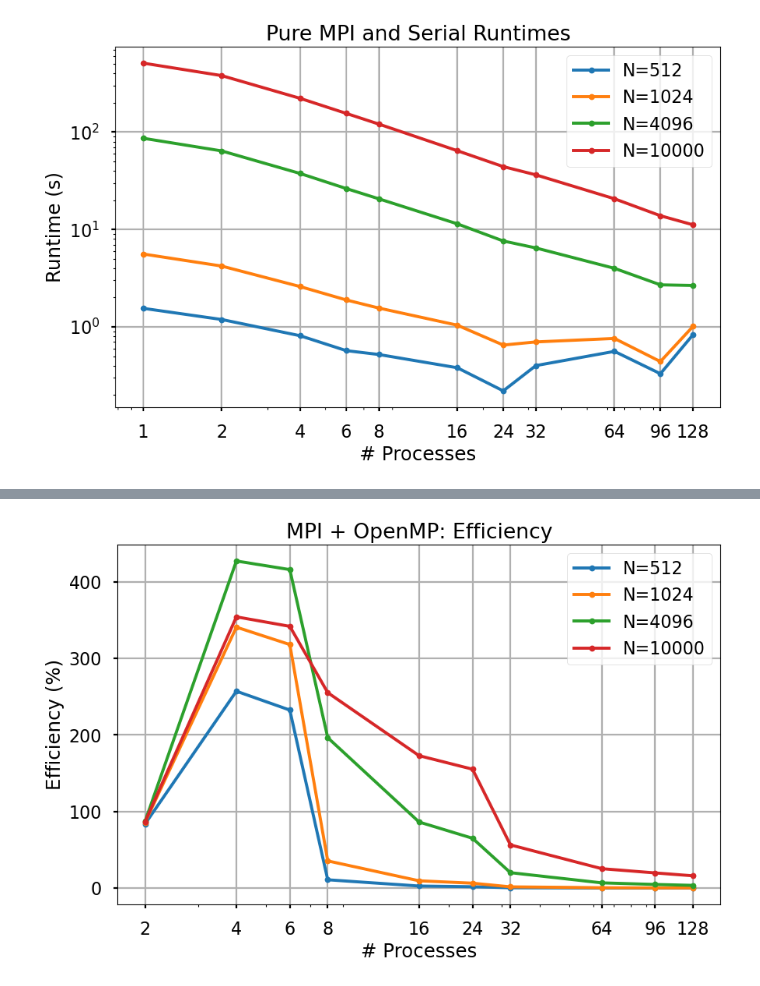
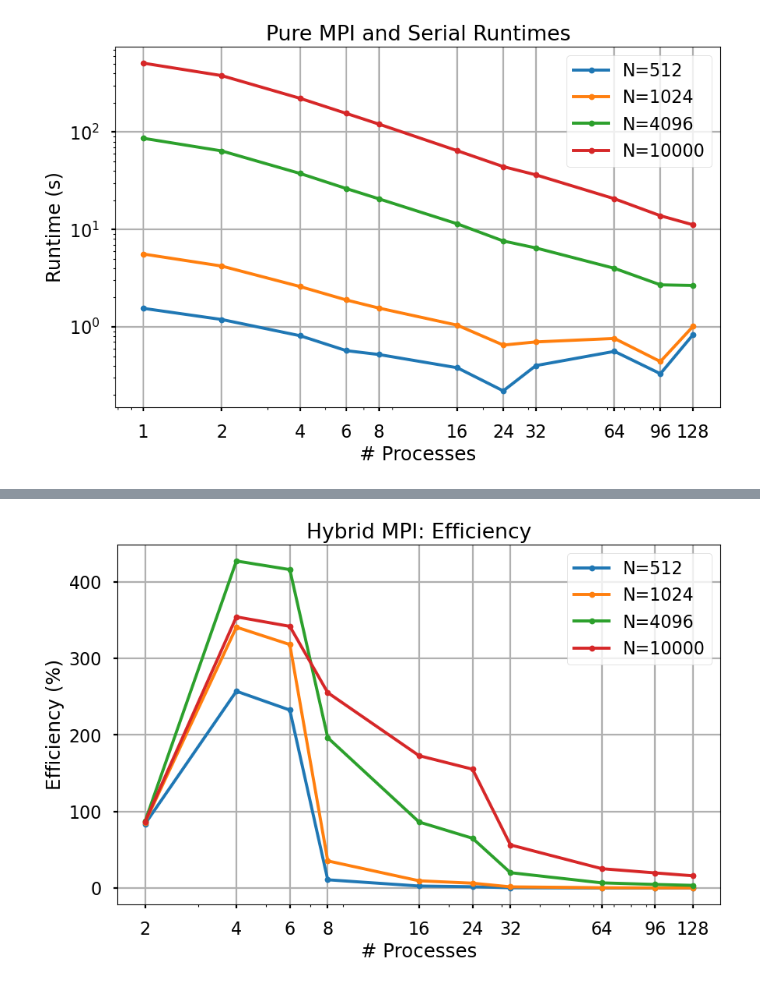
Before and after one commit to jfdev001/parallel-nbody, a Jupyter notebook: notebooks/figures.ipynb, the cells around one changed output, grey strips where cells are left out. Drawn from its saved outputs; the diff is of its cells as text; code cells hidden in the pictures.

```diff
--- a/notebooks/figures.ipynb
+++ b/notebooks/figures.ipynb
@@ -483,14 +483,14 @@ fig_opt_speedup.savefig("../figures/hybrid_mpi_speedup.png", bbox_inches="tight"
 # %%
 # Efficiencies
 fig_opt_efficiency, ax_opt_efficiency = generic_performance_plot(opt_efficiency_presentation, False, [True, False], False, ".-")
 ax_opt_efficiency.legend()
-ax_opt_efficiency.set_title("MPI + OpenMP: Efficiency")
+ax_opt_efficiency.set_title("Hybrid MPI: Efficiency")
 ax_opt_efficiency.set_xlabel("# Processes")
 ax_opt_efficiency.set_ylabel("Efficiency (%)")
 
 fig_opt_efficiency.savefig("../figures/hybrid_mpi_efficiency.png", bbox_inches="tight")
 # %% [output]
-[figure, old version]
+[figure, new version]
 # %%
 # Run times
 # TODO: Log scale this
```
Also changed, not shown: parts of 5 cells of this notebook, 4 other files.
